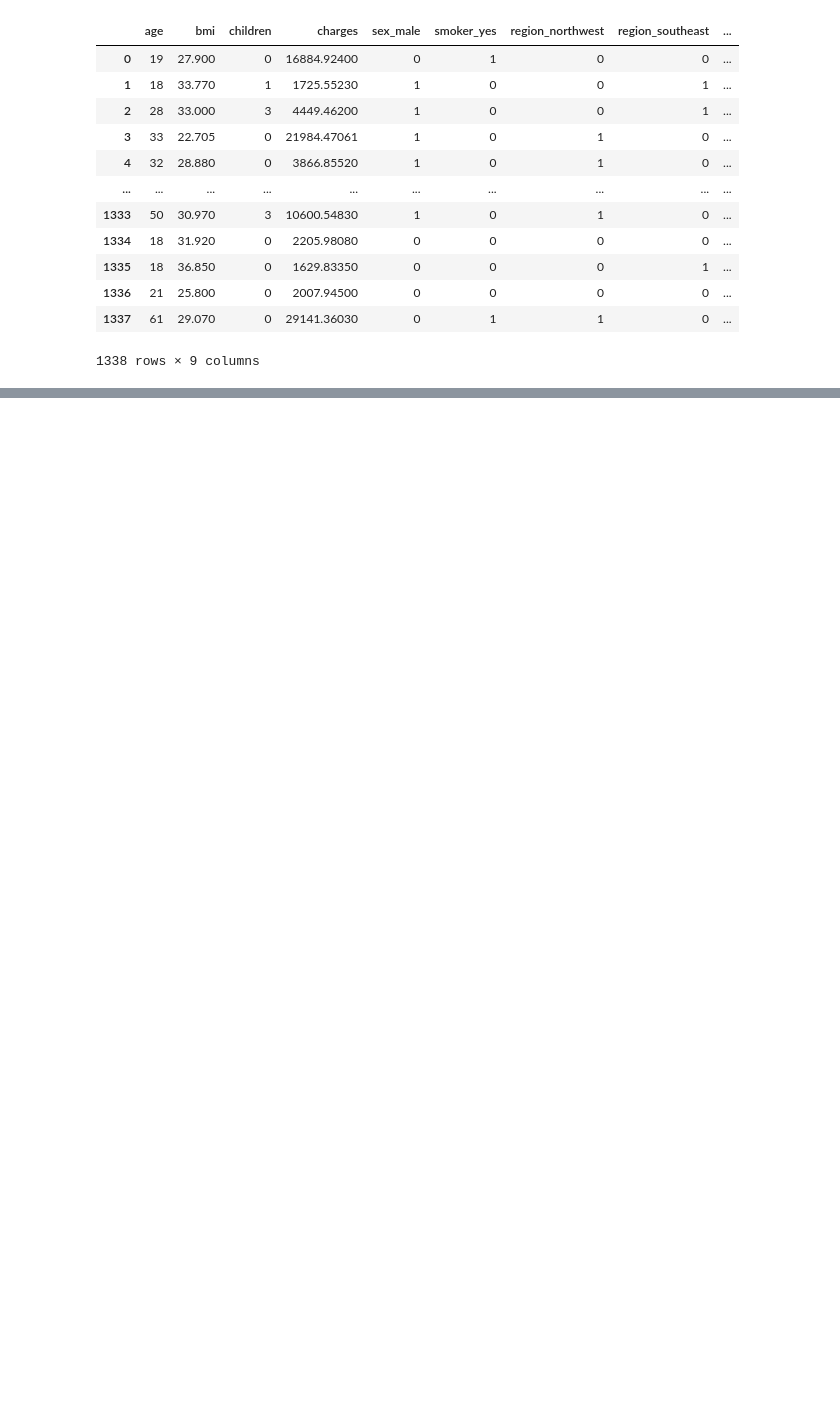
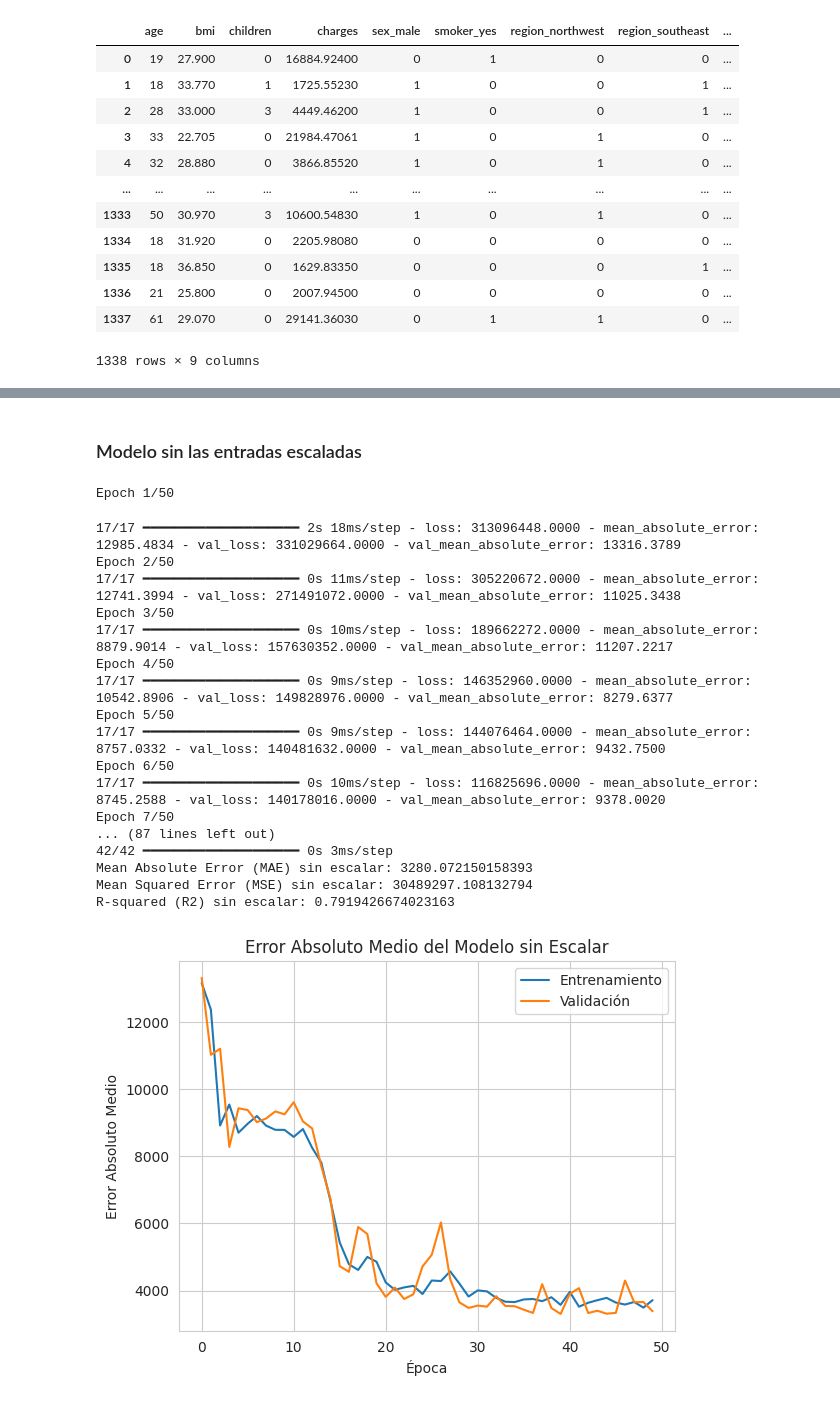
Before and after one commit to FelicianoRN01/PIA, a Jupyter notebook: Proyecto comparación de resultados/Proyecto comparación de resultados.ipynb, the cells around one changed output, grey strips where cells are left out. Saved outputs shown, nothing was run; the diff lists cells and outputs as text; code cells hidden in the pictures; blank space fills up the shorter version.

```diff
--- a/Proyecto comparación de resultados/Proyecto comparación de resultados.ipynb
+++ b/Proyecto comparación de resultados/Proyecto comparación de resultados.ipynb
@@ -103,0 +171,57 @@ df_encoded
+# %% [markdown]
+### Modelo sin las entradas escaladas
+# %%
+# Crear el modelo de red neuronal secuencial sin escalar las entradas
+model_no_scaling = Sequential()
+model_no_scaling.add(Dense(128, input_dim=X.shape[1], activation='elu'))
+model_no_scaling.add(Dense(128, activation='elu'))
+model_no_scaling.add(Dense(128, activation='elu'))
+model_no_scaling.add(Dense(128, activation='elu'))
+model_no_scaling.add(Dense(128, activation='elu'))
+model_no_scaling.add(Dense(1, activation='linear'))
+
+# Compilar el modelo
+model_no_scaling.compile(optimizer='adam', loss='mean_squared_error', metrics=['mean_absolute_error'])
+
+# Entrenar el modelo
+history_no_scaling = model_no_scaling.fit(X, y, epochs=50, batch_size=64, validation_split=0.2)
+
+# Evaluar el modelo en el conjunto de validación
+y_pred_no_scaling = model_no_scaling.predict(X)
+mae_no_scaling = mean_absolute_error(y, y_pred_no_scaling)
+mse_no_scaling = mean_squared_error(y, y_pred_no_scaling)
+r2_no_scaling = r2_score(y, y_pred_no_scaling)
+
+# Mostrar las métricas
+print(f"Mean Absolute Error (MAE) sin escalar: {mae_no_scaling}")
+print(f"Mean Squared Error (MSE) sin escalar: {mse_no_scaling}")
+print(f"R-squared (R2) sin escalar: {r2_no_scaling}")
+
+# Mostrar la métrica de error absoluto medio durante el entrenamiento
+plt.plot(history_no_scaling.history['mean_absolute_error'])
+plt.plot(history_no_scaling.history['val_mean_absolute_error'])
+plt.title('Error Absoluto Medio del Modelo sin Escalar')
+plt.ylabel('Error Absoluto Medio')
+plt.xlabel('Época')
+plt.legend(['Entrenamiento', 'Validación'], loc='upper right')
+plt.show()
+# %% [output]
+Epoch 1/50
+17/17 ━━━━━━━━━━━━━━━━━━━━ 2s 18ms/step - loss: 313096448.0000 - mean_absolute_error: 12985.4834 - val_loss: 331029664.0000 - val_mean_absolute_error: 13316.3789
+Epoch 2/50
+17/17 ━━━━━━━━━━━━━━━━━━━━ 0s 11ms/step - loss: 305220672.0000 - mean_absolute_error: 12741.3994 - val_loss: 271491072.0000 - val_mean_absolute_error: 11025.3438
+Epoch 3/50
+17/17 ━━━━━━━━━━━━━━━━━━━━ 0s 10ms/step - loss: 189662272.0000 - mean_absolute_error: 8879.9014 - val_loss: 157630352.0000 - val_mean_absolute_error: 11207.2217
+Epoch 4/50
+17/17 ━━━━━━━━━━━━━━━━━━━━ 0s 9ms/step - loss: 146352960.0000 - mean_absolute_error: 10542.8906 - val_loss: 149828976.0000 - val_mean_absolute_error: 8279.6377
+Epoch 5/50
+17/17 ━━━━━━━━━━━━━━━━━━━━ 0s 9ms/step - loss: 144076464.0000 - mean_absolute_error: 8757.0332 - val_loss: 140481632.0000 - val_mean_absolute_error: 9432.7500
+Epoch 6/50
+17/17 ━━━━━━━━━━━━━━━━━━━━ 0s 10ms/step - loss: 116825696.0000 - mean_absolute_error: 8745.2588 - val_loss: 140178016.0000 - val_mean_absolute_error: 9378.0020
+Epoch 7/50
+... (87 lines left out)
+42/42 ━━━━━━━━━━━━━━━━━━━━ 0s 3ms/step
+Mean Absolute Error (MAE) sin escalar: 3280.072150158393
+Mean Squared Error (MSE) sin escalar: 30489297.108132794
+R-squared (R2) sin escalar: 0.7919426674023163
+[figure, added]
```
Also changed, not shown: parts of 16 cells of this notebook, 1 other file.
